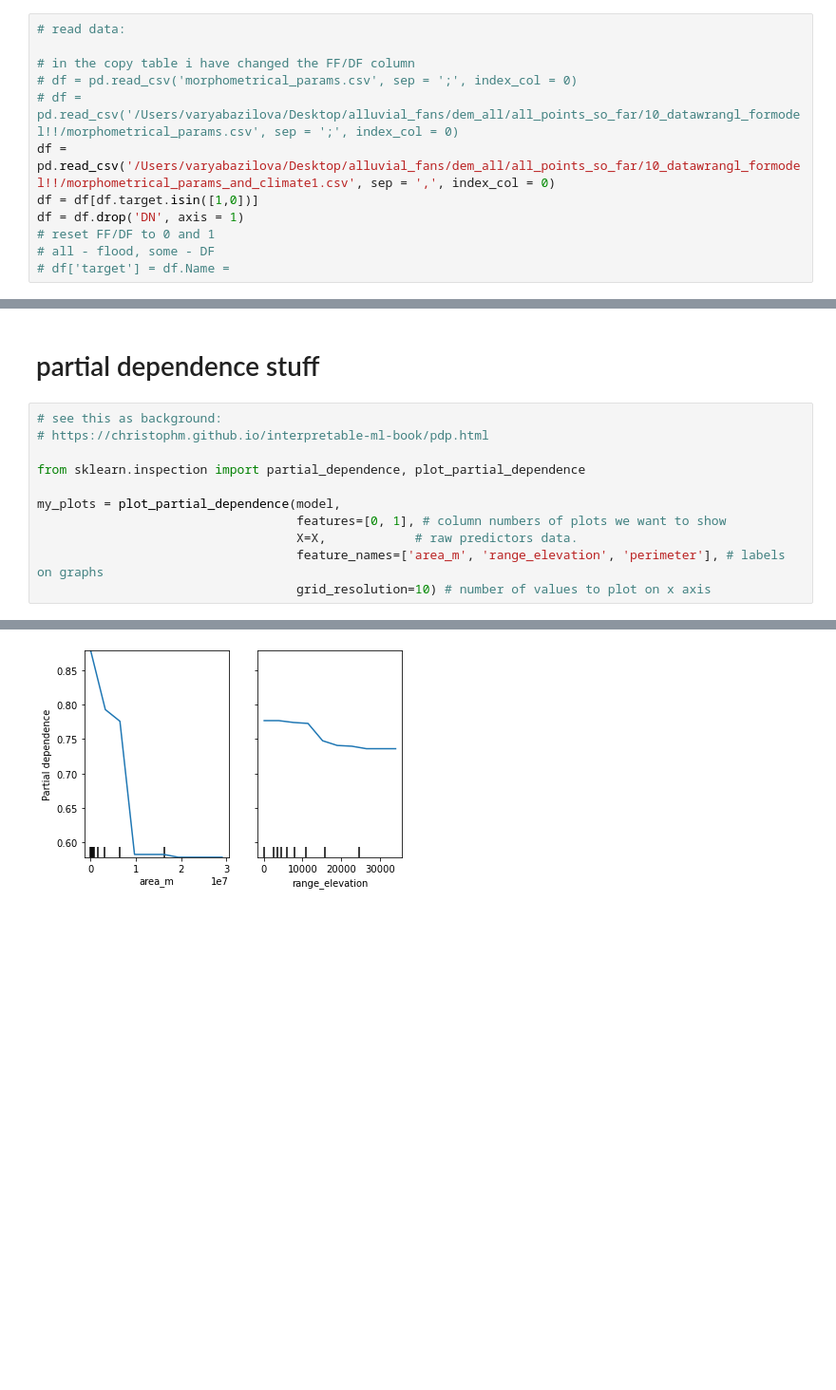
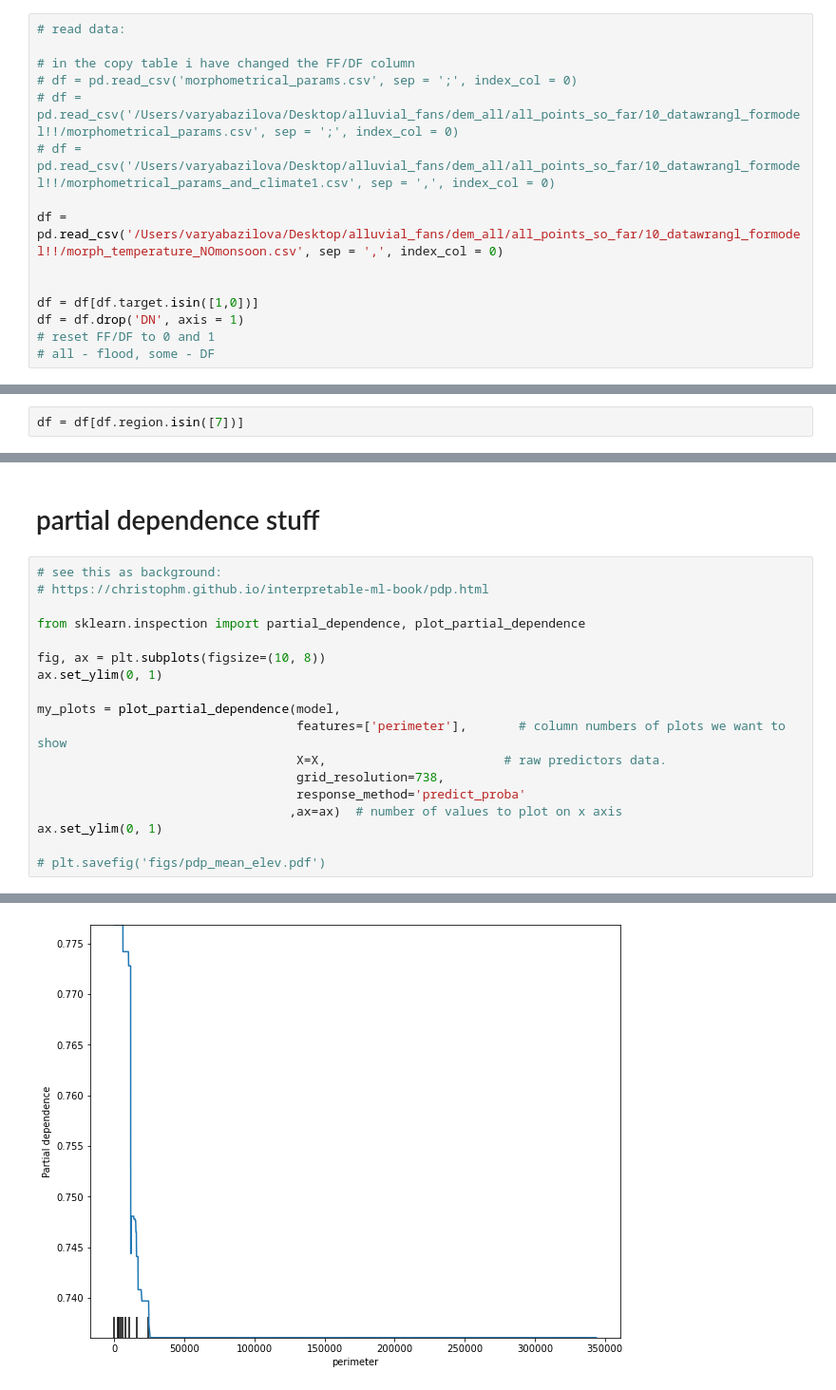
Before and after one commit to varyabazilova/alluvialfans, a Jupyter notebook: ml_model/ml1.ipynb, the cells around one changed output, grey strips where cells are left out. Shown at 95% size. Drawn from its saved outputs; the diff is of its cells as text; blank space fills up the shorter version.

```diff
--- a/ml_model/ml1.ipynb
+++ b/ml_model/ml1.ipynb
@@ -36,10 +36,13 @@ import shap
 # in the copy table i have changed the FF/DF column
 # df = pd.read_csv('morphometrical_params.csv', sep = ';', index_col = 0)
 # df = pd.read_csv('/Users/varyabazilova/Desktop/alluvial_fans/dem_all/all_points_so_far/10_datawrangl_formodel!!/morphometrical_params.csv', sep = ';', index_col = 0)
-df = pd.read_csv('/Users/varyabazilova/Desktop/alluvial_fans/dem_all/all_points_so_far/10_datawrangl_formodel!!/morphometrical_params_and_climate1.csv', sep = ',', index_col = 0)
+# df = pd.read_csv('/Users/varyabazilova/Desktop/alluvial_fans/dem_all/all_points_so_far/10_datawrangl_formodel!!/morphometrical_params_and_climate1.csv', sep = ',', index_col = 0)
+
+df = pd.read_csv('/Users/varyabazilova/Desktop/alluvial_fans/dem_all/all_points_so_far/10_datawrangl_formodel!!/morph_temperature_NOmonsoon.csv', sep = ',', index_col = 0)
+
+
 df = df[df.target.isin([1,0])]
 df = df.drop('DN', axis = 1)
 # reset FF/DF to 0 and 1
 # all - flood, some - DF
-# df['target'] = df.Name =
 # %%
@@ -70,6 +80,8 @@ Index(['target', 'Name', 'x_centroid', 'y_centroid', 'area_m', 'perimeter',
 
 # df['glacier']=df['glacier'].astype('category')
 # df['region']=df['region'].astype('category')
+# %%
+df = df[df.region.isin([7])]
 # %%
 # correlations
 df_corr = df.corr()
@@ -511,9 +540,16 @@ Index(['target', 'Name', 'x_centroid', 'y_centroid', 'area_m', 'perimeter',
 
 from sklearn.inspection import partial_dependence, plot_partial_dependence
 
+fig, ax = plt.subplots(figsize=(10, 8))
+ax.set_ylim(0, 1)
+
 my_plots = plot_partial_dependence(model,
-                                   features=[0, 1], # column numbers of plots we want to show
-                                   X=X,            # raw predictors data.
-                                   feature_names=['area_m', 'range_elevation', 'perimeter'], # labels on graphs
-                                   grid_resolution=10) # number of values to plot on x axis
+                                   features=['perimeter'],       # column numbers of plots we want to show
+                                   X=X,                        # raw predictors data.
+                                   grid_resolution=738,
+                                   response_method='predict_proba'
+                                  ,ax=ax)  # number of values to plot on x axis
+ax.set_ylim(0, 1)
+
+# plt.savefig('figs/pdp_mean_elev.pdf')
 # %% [output]
@@ -520 +558 @@ my_plots = plot_partial_dependence(model,
-[figure, old version]
+[figure, new version]
```
Also changed, not shown: parts of 13 cells of this notebook, 7 other files.
